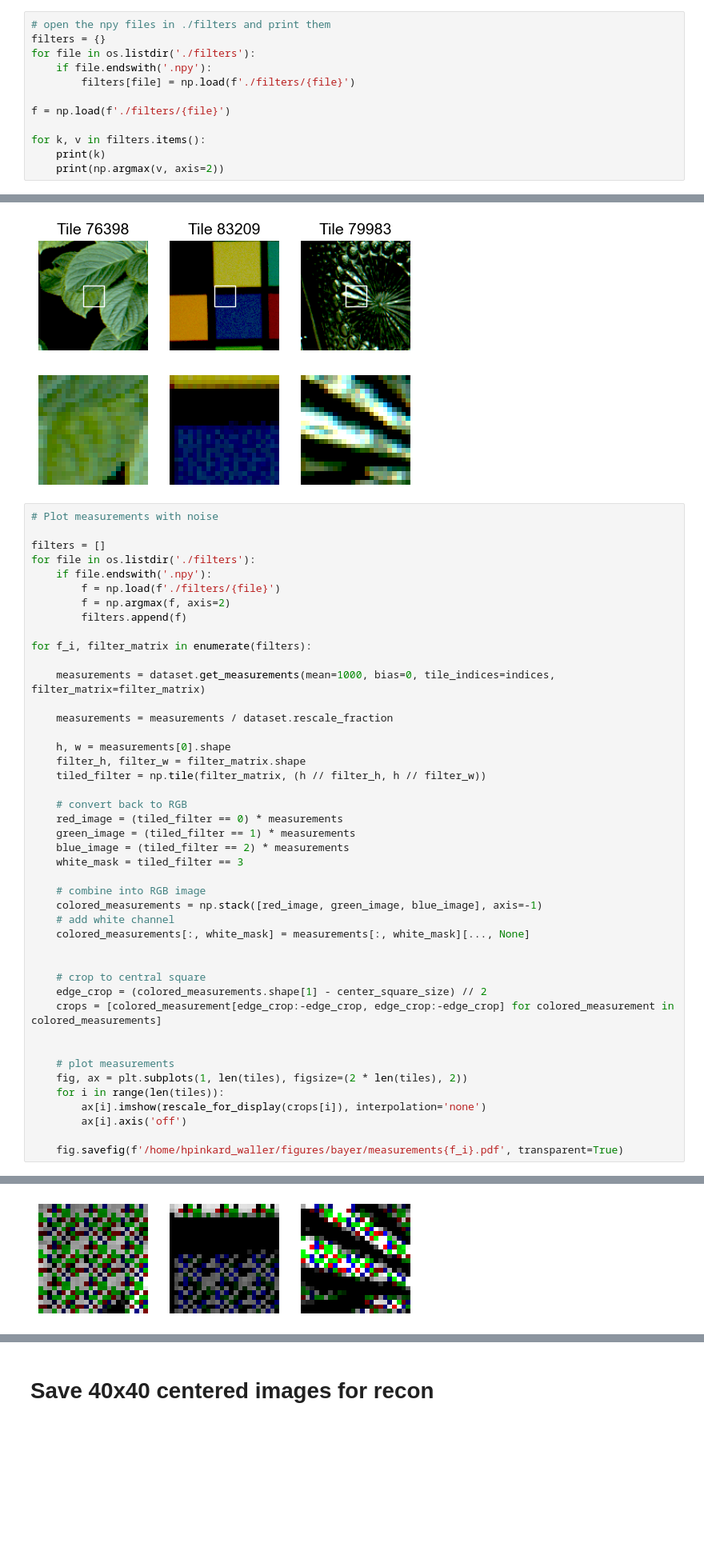
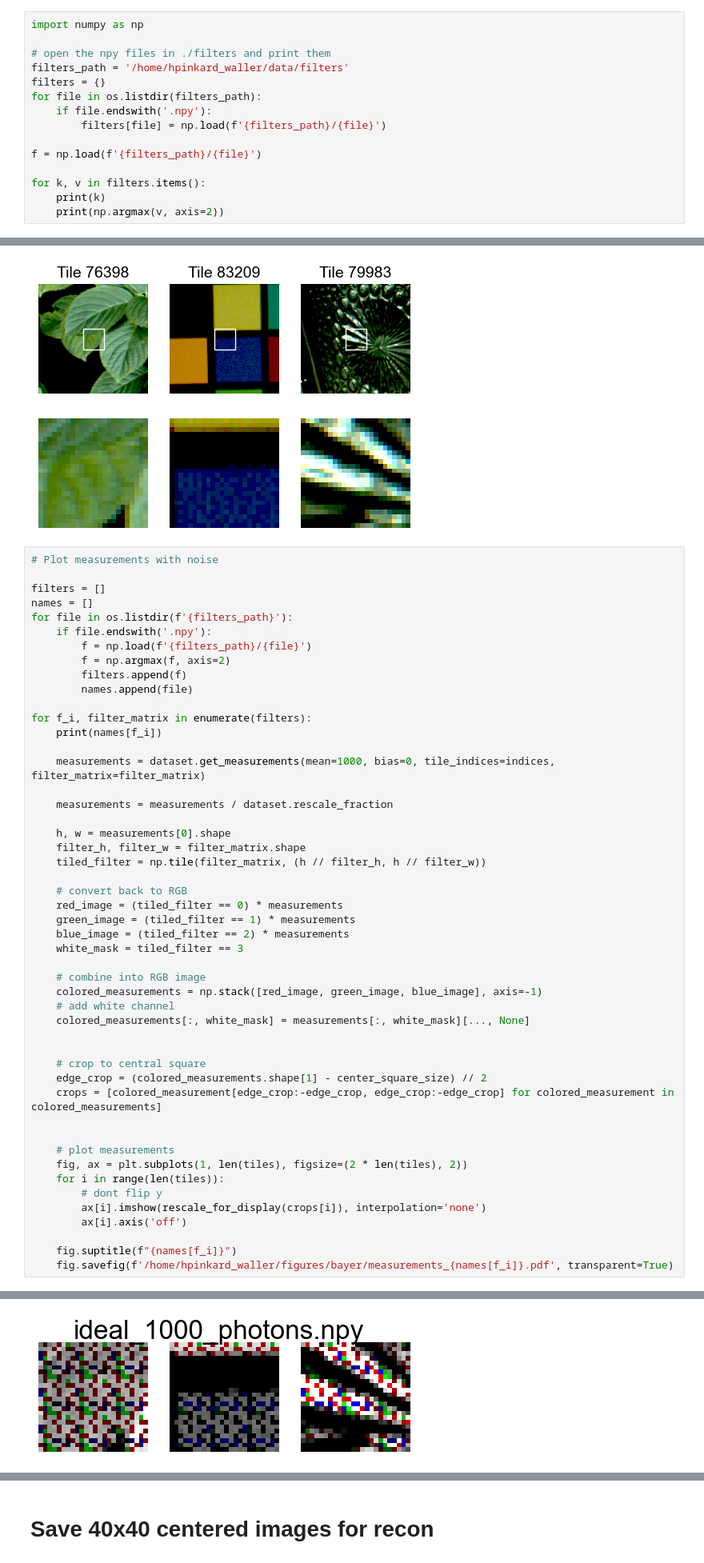
Before and after one commit to Waller-Lab/EncodingInformation, a Jupyter notebook: figure_making/bayer_figure.ipynb, the cells around one changed output, grey strips where cells are left out. Shown at 80% size. Saved outputs shown, nothing was run; the diff lists cells and outputs as text; blank space fills up the shorter version.

Commit message:
figure making stuff

```diff
--- a/figure_making/bayer_figure.ipynb
+++ b/figure_making/bayer_figure.ipynb
@@ -19,11 +19,14 @@ limit_gpu_memory_growth()
 # %%
+import numpy as np
+
 # open the npy files in ./filters and print them
+filters_path = '/home/hpinkard_waller/data/filters'
 filters = {}
-for file in os.listdir('./filters'):
+for file in os.listdir(filters_path):
     if file.endswith('.npy'):
-        filters[file] = np.load(f'./filters/{file}')
+        filters[file] = np.load(f'{filters_path}/{file}')
 
-f = np.load(f'./filters/{file}')
+f = np.load(f'{filters_path}/{file}')
 
 for k, v in filters.items():
     print(k)
@@ -119,13 +122,16 @@ fig.savefig('/home/hpinkard_waller/figures/bayer/objects.pdf', transparent=True)
 # Plot measurements with noise
 
 filters = []
-for file in os.listdir('./filters'):
+names = []
+for file in os.listdir(f'{filters_path}'):
     if file.endswith('.npy'):
-        f = np.load(f'./filters/{file}')
+        f = np.load(f'{filters_path}/{file}')
         f = np.argmax(f, axis=2)
         filters.append(f)
+        names.append(file)
 
 for f_i, filter_matrix in enumerate(filters):
+    print(names[f_i])
 
     measurements = dataset.get_measurements(mean=1000, bias=0, tile_indices=indices, filter_matrix=filter_matrix)
 
@@ -155,8 +161,10 @@ for f_i, filter_matrix in enumerate(filters):
     # plot measurements
     fig, ax = plt.subplots(1, len(tiles), figsize=(2 * len(tiles), 2))
     for i in range(len(tiles)):
+        # dont flip y
         ax[i].imshow(rescale_for_display(crops[i]), interpolation='none')
         ax[i].axis('off')
 
-    fig.savefig(f'/home/hpinkard_waller/figures/bayer/measurements{f_i}.pdf', transparent=True)
+    fig.suptitle(f"{names[f_i]}")
+    fig.savefig(f'/home/hpinkard_waller/figures/bayer/measurements_{names[f_i]}.pdf', transparent=True)
 # %% [output]
@@ -163 +175 @@ for f_i, filter_matrix in enumerate(filters):
-[figure, old version]
+[figure, new version]
```
Also changed, not shown: parts of 5 cells of this notebook, 2 other files.
